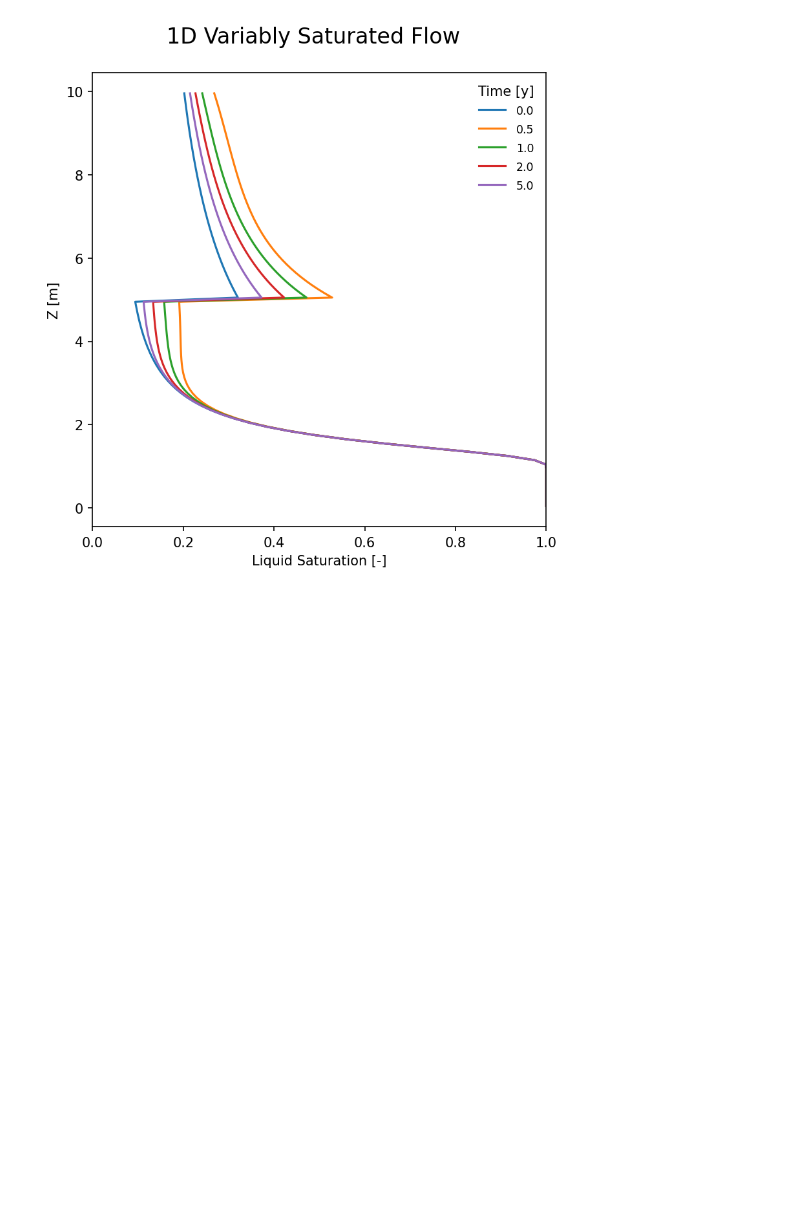
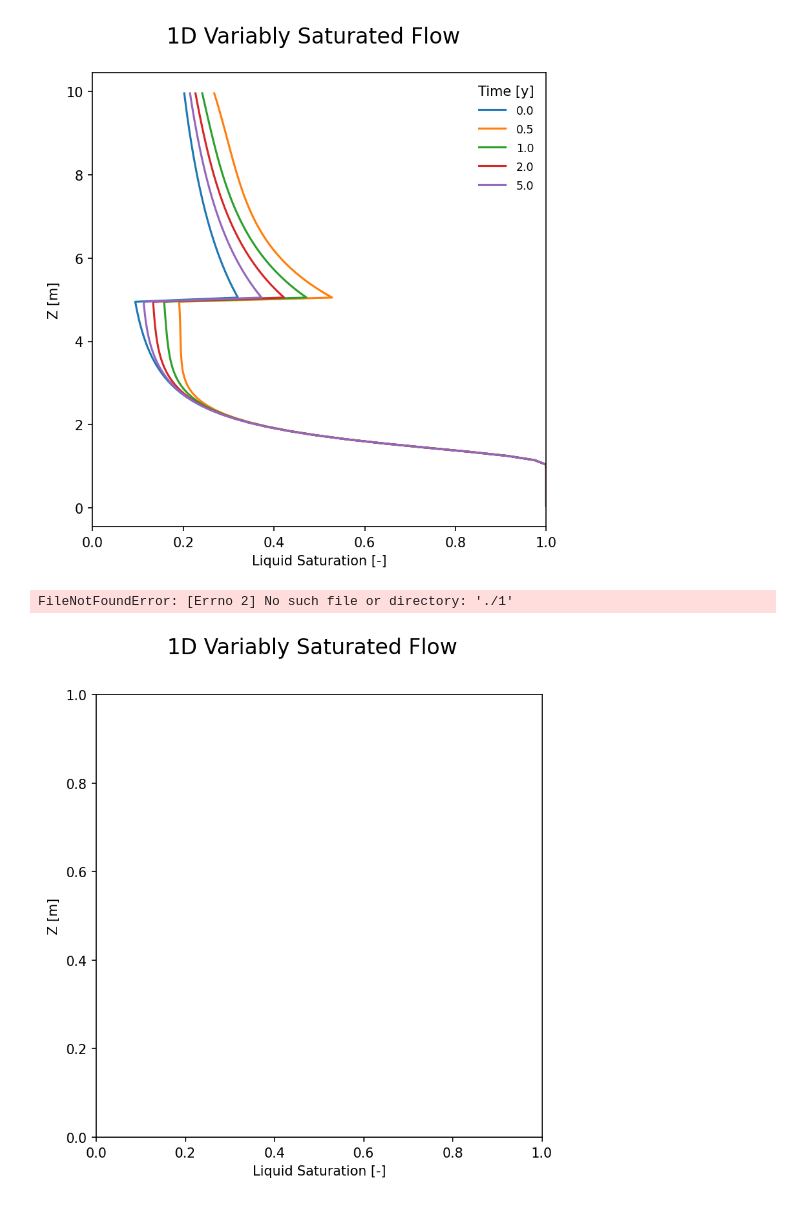
Before and after one commit to hydroaggie/hydrologic-modeling-course-2024, a Jupyter notebook: 02-flow-1D/plot-pulse-2layer.ipynb, the cells around one changed output. Saved outputs shown, nothing was run; the diff lists cells and outputs as text; code cells hidden in the pictures; blank space fills up the shorter version.

Commit message:
attempted to fix plotting but failed

```diff
--- a/02-flow-1D/plot-pulse-2layer.ipynb
+++ b/02-flow-1D/plot-pulse-2layer.ipynb
@@ -54,3 +54,37 @@ f.subplots_adjust(hspace=0.2,wspace=0.2,
 plt.show()
 # %% [output]
 [figure]
+# %%
+files = './1D_vsat_flow_pulse_2layer-obs-0.pft' # CHANGE this for new filename and range
+filenames = pft.get_full_paths(path,files)
+# %%
+f = plt.figure(figsize=(6,6), dpi=150)
+plt.subplot(1,1,1)
+f.suptitle("1D Variably Saturated Flow",fontsize=16)
+plt.xlabel('Liquid Saturation [-]')
+plt.ylabel('Z [m]')
+
+plt.xlim(0.,1.)
+
+# read data and plot
+for ifile in range(len(filenames)):
+    # select the 5th (Liquid Saturation) and 3rd (Z [m]) columns
+    # as the data array (x,y)
+  data = pft.Dataset(filenames[ifile],5,3)
+  plt.plot(data.get_array('x'),data.get_array('y'),label = f'{float(data.title):.1f}'
+)
+
+# set legend
+plt.legend(loc=1,title='Time [y]')
+plt.setp(plt.gca().get_legend().get_texts(),fontsize='small')
+plt.gca().get_legend().get_frame().set_fill(False)
+plt.gca().get_legend().draw_frame(False)
+
+f.subplots_adjust(hspace=0.2,wspace=0.2,
+                  bottom=.12,top=.9,
+                  left=.12,right=.9)
+
+plt.show()
+# %% [output]
+FileNotFoundError: [Errno 2] No such file or directory: './1'
+[figure, added]
```
Also changed, not shown: parts of 1 cell of this notebook.
